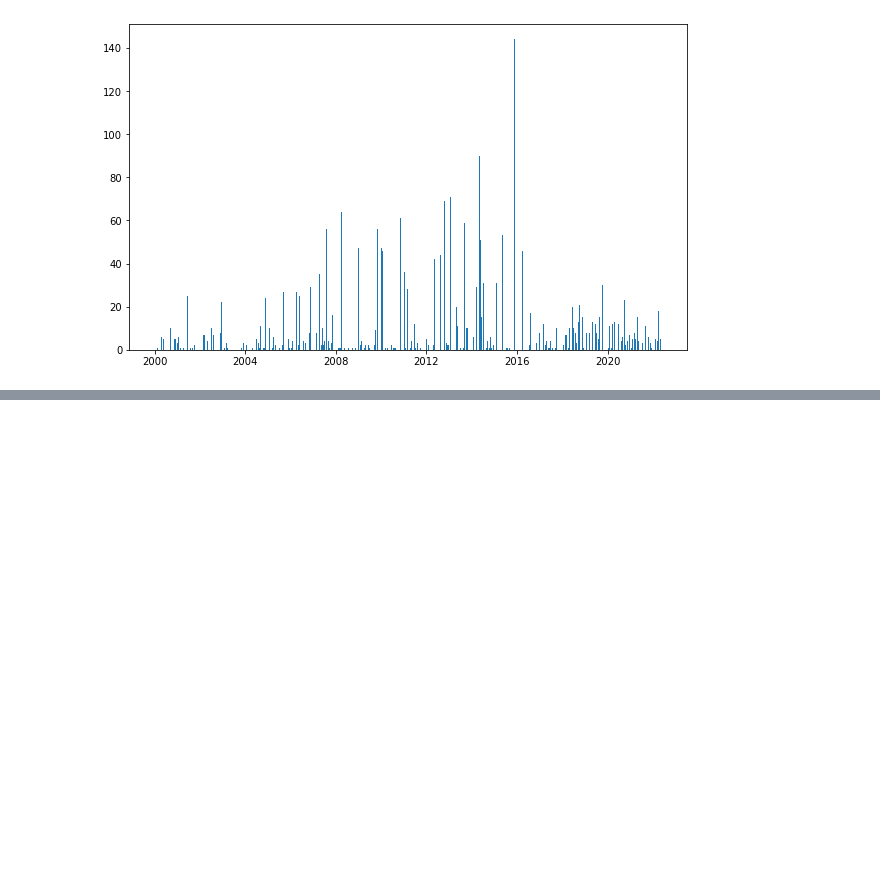
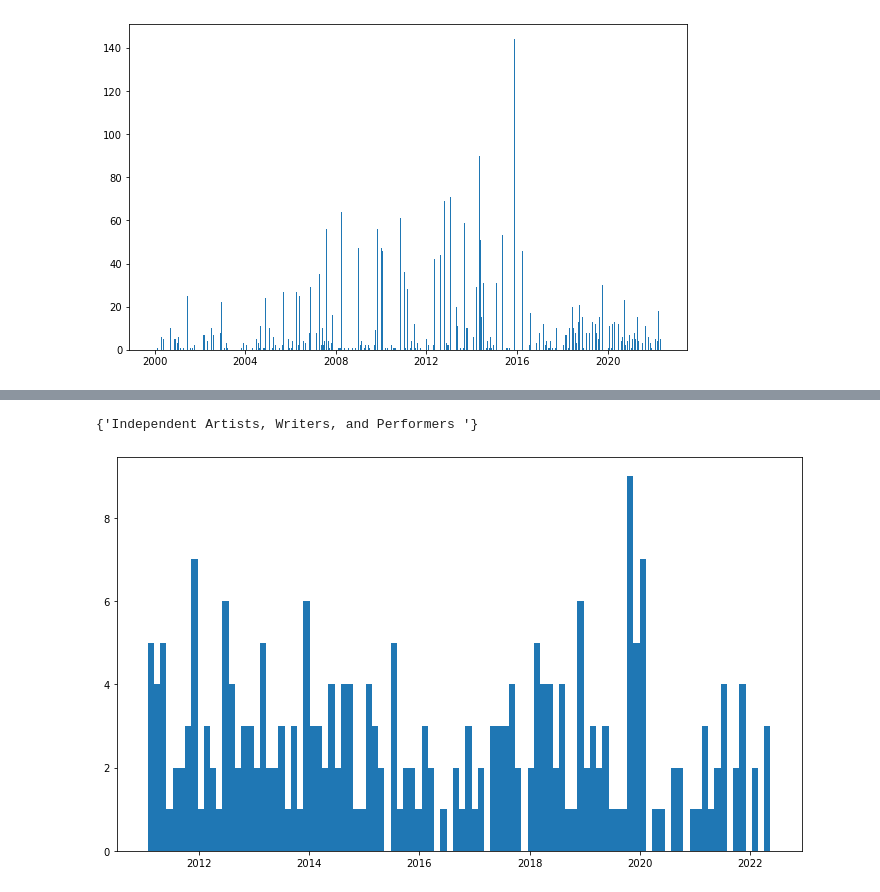
Before and after one commit to edwinhung/Business_Listing_Bellevue, a Jupyter notebook: Business_EDA.ipynb, the cells around one changed output, grey strips where cells are left out. Saved outputs shown, nothing was run; the diff lists cells and outputs as text; code cells hidden in the pictures; blank space fills up the shorter version.

```diff
--- a/Business_EDA.ipynb
+++ b/Business_EDA.ipynb
@@ -95,0 +155,12 @@ business["Industry"] = naics2industries(business["Naic"])
+# %%
+post_covid.difference(pre_covid)
+# %% [output]
+{'Independent Artists, Writers, and Performers '}
+# %%
+plt.figure(figsize=(10,6))
+restaurants = business.query('Year > 2010 and Industry == "Full-Service Restaurants "')
+plt.hist(x=restaurants['IssueDate'],bins=100)
+plt.tight_layout()
+plt.show()
+# %% [output]
+[figure, added]
```
Also changed, not shown: parts of 15 cells of this notebook.
